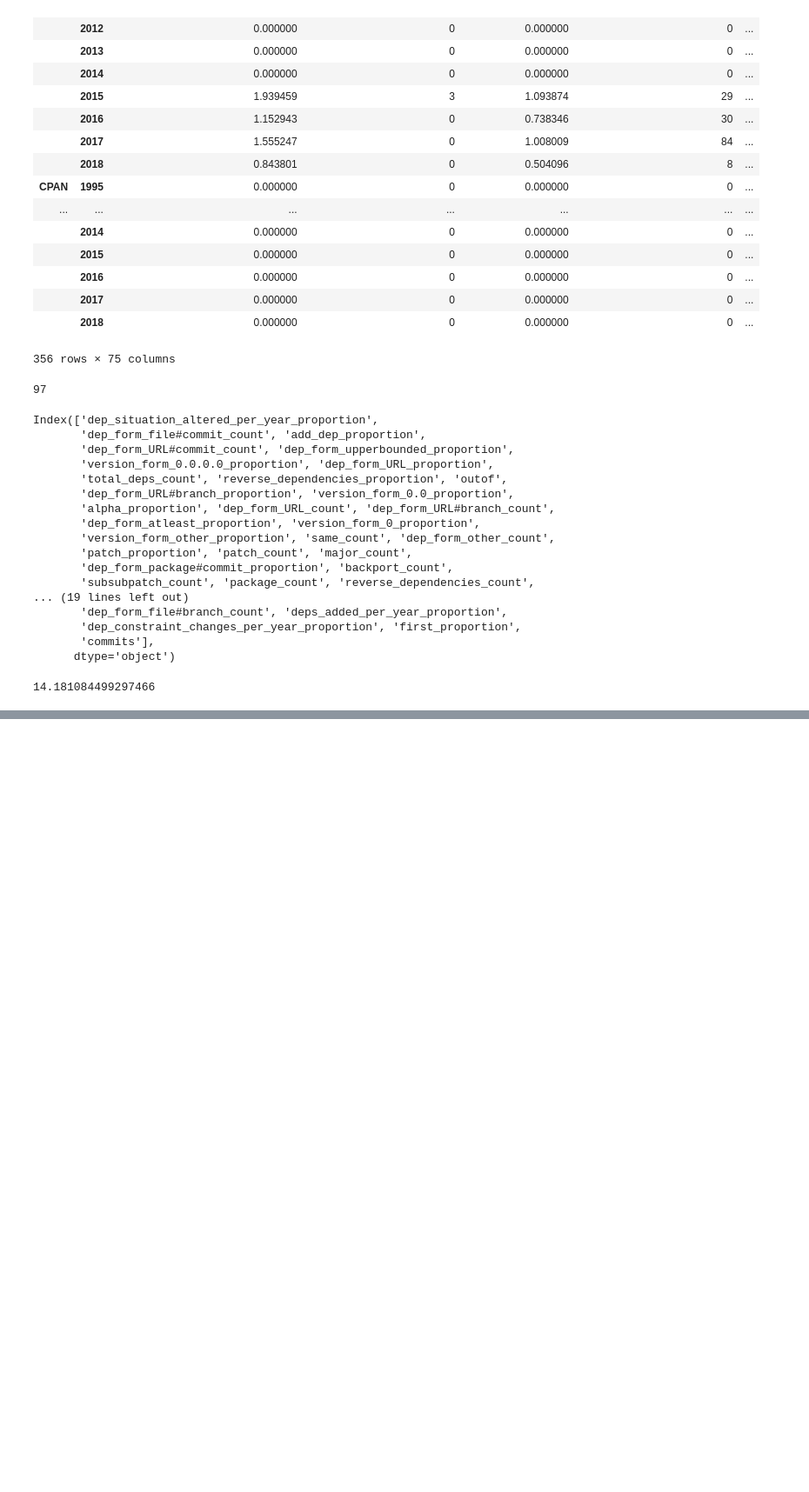
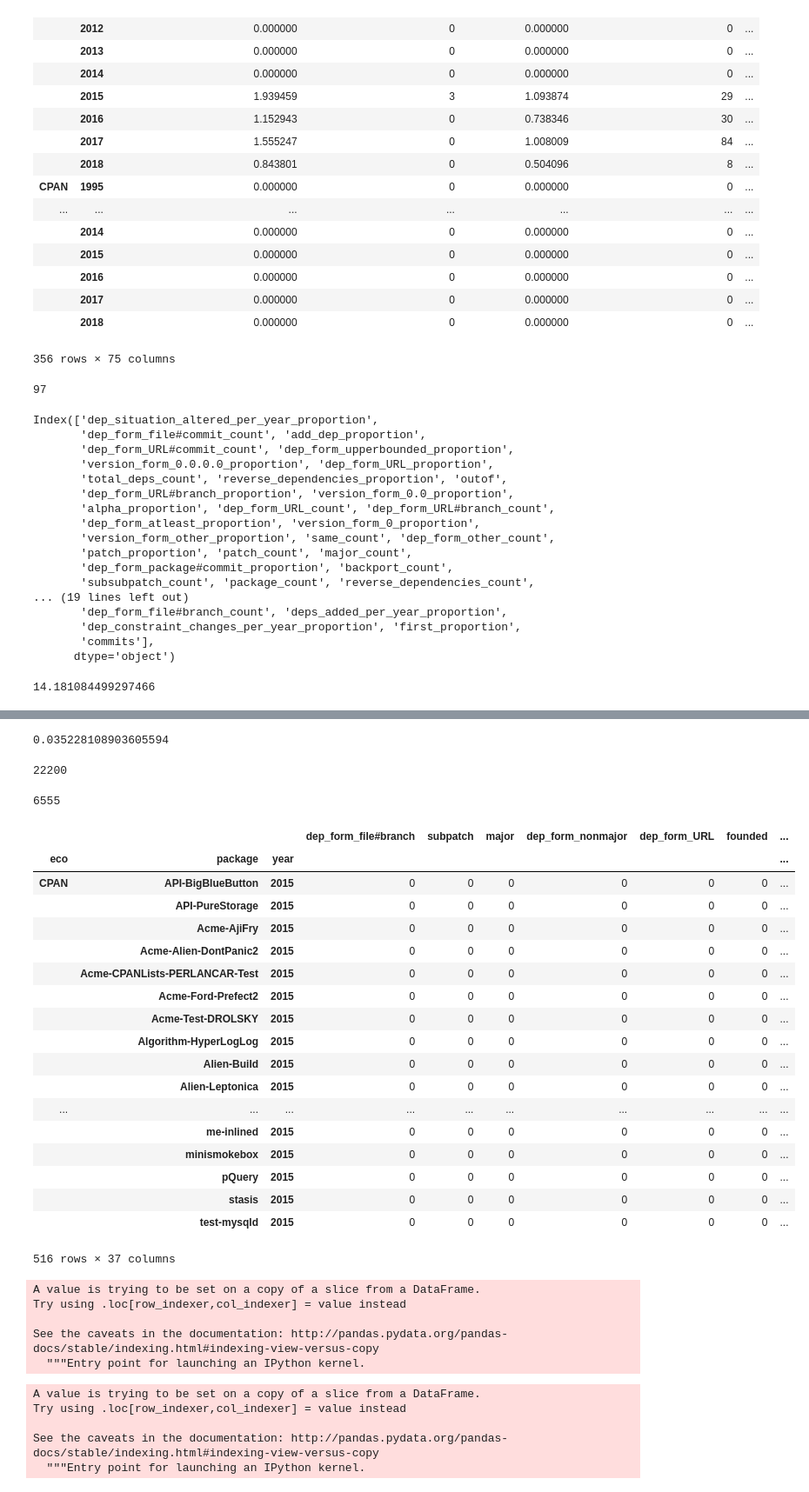
Before and after one commit to cbogart/dev-migration, a Jupyter notebook: scripts/Target Analysis.ipynb, the cells around one changed output, grey strips where cells are left out. Shown at 87% size. Drawn from its saved outputs; the diff is of its cells as text; code cells hidden in the pictures; blank space fills up the shorter version.

```diff
--- a/scripts/Target Analysis.ipynb
+++ b/scripts/Target Analysis.ipynb
@@ -300,0 +338,36 @@ NameError: name 'package_practices' is not defined
+# %%
+383/10872.000000
+# %% [output]
+0.035228108903605594
+# %%
+pp1.release.sum()
+# %% [output]
+22200
+# %%
+pp1.release[pp1.release > 0].count()
+# %% [output]
+6555
+# %%
+p2 = package_practices.loc[("CPAN",slice(None),2015),slice(None)]
+# %%
+p2[p2.founded == 0]
+# %% [output]
+|  |  |  | dep_form_file#branch | subpatch | major | dep_form_nonmajor | dep_form_URL | founded | ... |
+| eco | package | year |  |  |  |  |  |  | ... |
+| CPAN | API-BigBlueButton | 2015 | 0 | 0 | 0 | 0 | 0 | 0 | ... |
+|  | API-PureStorage | 2015 | 0 | 0 | 0 | 0 | 0 | 0 | ... |
+|  | Acme-AjiFry | 2015 | 0 | 0 | 0 | 0 | 0 | 0 | ... |
+|  | Acme-Alien-DontPanic2 | 2015 | 0 | 0 | 0 | 0 | 0 | 0 | ... |
+|  | Acme-CPANLists-PERLANCAR-Test | 2015 | 0 | 0 | 0 | 0 | 0 | 0 | ... |
+|  | Acme-Ford-Prefect2 | 2015 | 0 | 0 | 0 | 0 | 0 | 0 | ... |
+|  | Acme-Test-DROLSKY | 2015 | 0 | 0 | 0 | 0 | 0 | 0 | ... |
+|  | Algorithm-HyperLogLog | 2015 | 0 | 0 | 0 | 0 | 0 | 0 | ... |
+|  | Alien-Build | 2015 | 0 | 0 | 0 | 0 | 0 | 0 | ... |
+|  | Alien-Leptonica | 2015 | 0 | 0 | 0 | 0 | 0 | 0 | ... |
+| ... | ... | ... | ... | ... | ... | ... | ... | ... | ... |
+|  | me-inlined | 2015 | 0 | 0 | 0 | 0 | 0 | 0 | ... |
+|  | minismokebox | 2015 | 0 | 0 | 0 | 0 | 0 | 0 | ... |
+|  | pQuery | 2015 | 0 | 0 | 0 | 0 | 0 | 0 | ... |
+|  | stasis | 2015 | 0 | 0 | 0 | 0 | 0 | 0 | ... |
+|  | test-mysqld | 2015 | 0 | 0 | 0 | 0 | 0 | 0 | ... |
+516 rows × 37 columns
@@ -300,0 +378,16 @@ NameError: name 'package_practices' is not defined
+# %%
+releaser_practices["doesmajor1"] = releaser_practices.apply(lambda row: row["release"] > 0, axis=1)
+# %% [output]
+A value is trying to be set on a copy of a slice from a DataFrame.
+Try using .loc[row_indexer,col_indexer] = value instead
+
+See the caveats in the documentation: http://pandas.pydata.org/pandas-docs/stable/indexing.html#indexing-view-versus-copy
+  """Entry point for launching an IPython kernel.
+# %%
+releaser_practices["doesmajor2"] = releaser_practices.apply(lambda row: row["release"] > 1, axis=1)
+# %% [output]
+A value is trying to be set on a copy of a slice from a DataFrame.
+Try using .loc[row_indexer,col_indexer] = value instead
+
+See the caveats in the documentation: http://pandas.pydata.org/pandas-docs/stable/indexing.html#indexing-view-versus-copy
+  """Entry point for launching an IPython kernel.
```
Also changed, not shown: parts of 12 cells of this notebook, 6 other files.
